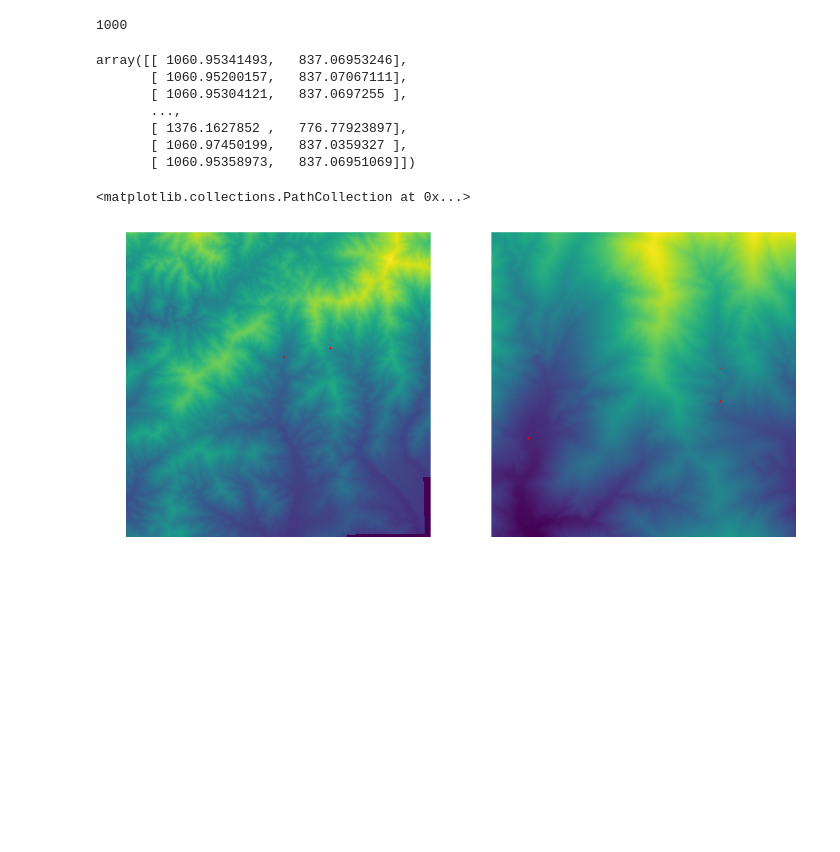
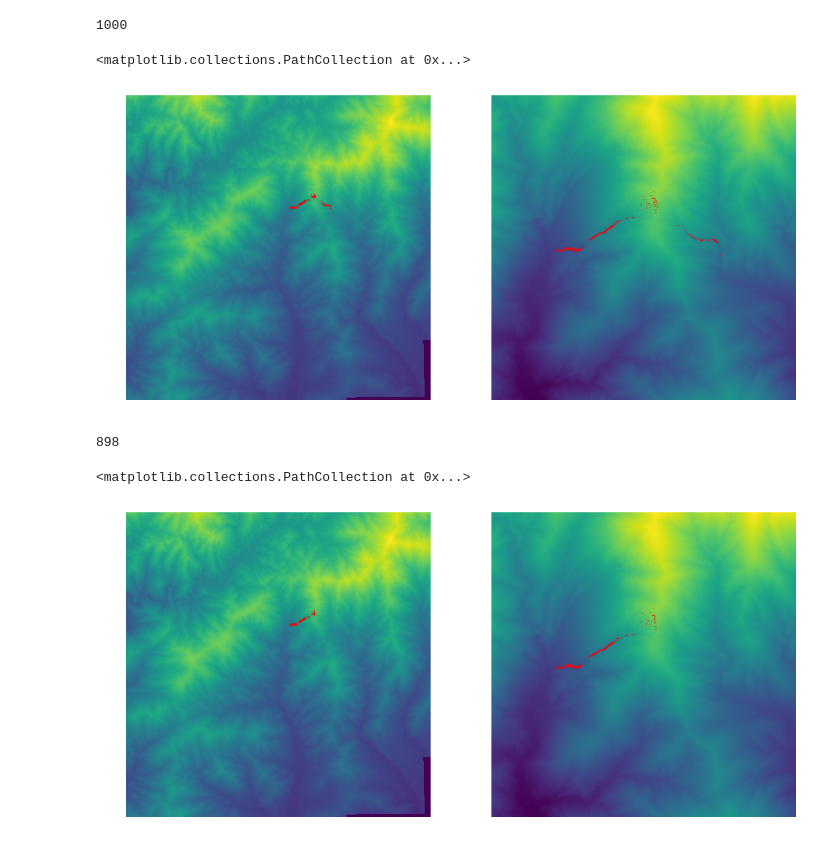
Before and after one commit to sw1227/geospatial_analysis, a Jupyter notebook: platic_tank/search_platic_tank.ipynb, the cells around one changed output. Saved outputs shown, nothing was run; the diff lists cells and outputs as text; code cells hidden in the pictures; blank space fills up the shorter version.

```diff
--- a/platic_tank/search_platic_tank.ipynb
+++ b/platic_tank/search_platic_tank.ipynb
@@ -268,18 +336,9 @@ stopped at step=99999
 len(trajectory_list)
 # %% [output]
 1000
-# %%
-end_list = np.array([(t.end_x, t.end_y) for t in trajectory_list])
-end_list
-# %% [output]
-array([[ 1060.95341493,   837.06953246],
-       [ 1060.95200157,   837.07067111],
-       [ 1060.95304121,   837.0697255 ],
-       ...,
-       [ 1376.1627852 ,   776.77923897],
-       [ 1060.97450199,   837.0359327 ],
-       [ 1060.95358973,   837.06951069]])
 # %%
+end_list = np.array([(t.end_x, t.end_y) for t in trajectory_list])
+
 figsize(16, 8)
 f, axarr = plt.subplots(1, 2)
 axarr[0].axis("off")
@@ -290,5 +349,26 @@ axarr[1].imshow(nabewari_tile.data[500:1000, 1000:1500])
 axarr[1].scatter(end_list[:, 0]-1000, end_list[:, 1]-500, s=0.1, color="red")
 # %% [output]
 <matplotlib.collections.PathCollection at 0x...>
-[figure, old version]
+[figure, new version]
+# %%
+# 西側に転がったものだけ取り出す
+filtered_list = [t for t in trajectory_list if t.start_x > t.end_x]
+# filtered = filter(lambda t: t.start_x > t.end_x, trajectory_list)
+print(len(filtered_list))
+# %% [output]
+898
+# %%
+end_list = np.array([(t.end_x, t.end_y) for t in filtered_list])
+
+figsize(16, 8)
+f, axarr = plt.subplots(1, 2)
+axarr[0].axis("off")
+axarr[1].axis("off")
+axarr[0].imshow(nabewari_tile.data)
+axarr[0].scatter(end_list[:, 0], end_list[:, 1], s=0.1, color="red")
+axarr[1].imshow(nabewari_tile.data[500:1000, 1000:1500])
+axarr[1].scatter(end_list[:, 0]-1000, end_list[:, 1]-500, s=0.1, color="red")
+# %% [output]
+<matplotlib.collections.PathCollection at 0x...>
+[figure, added]
 # %%
```
Also changed, not shown: parts of 15 cells of this notebook.
